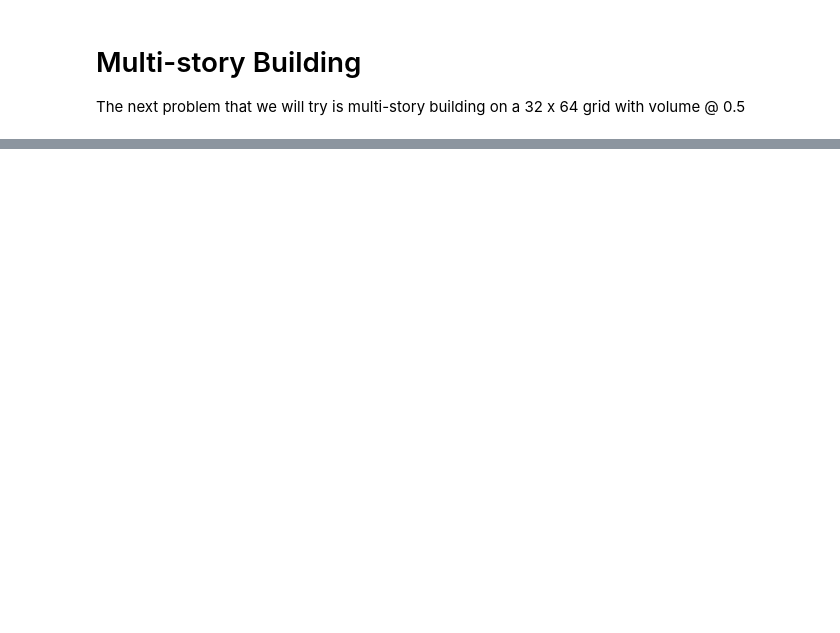
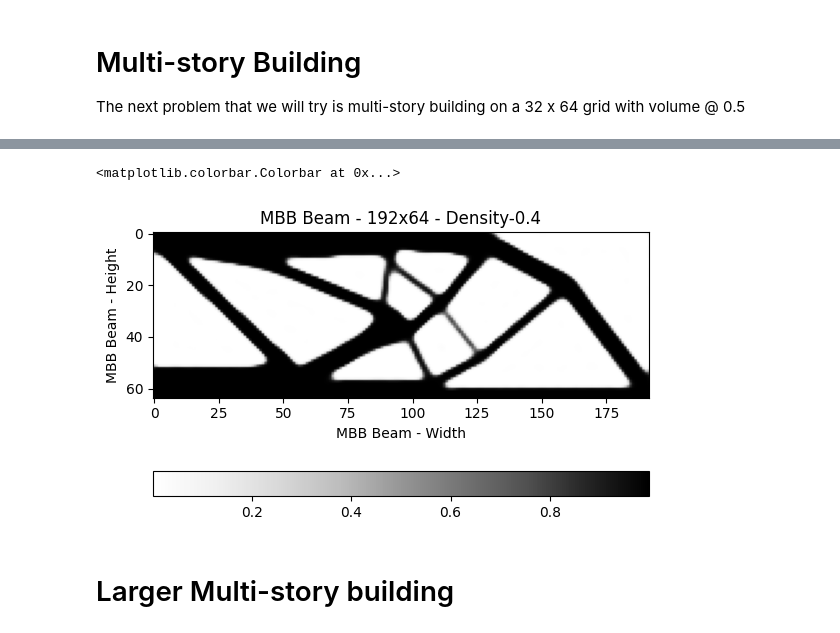
Before and after one commit to sun-umn/NCVX-Neural-Structural-Optimization, a Jupyter notebook: notebooks/Structural Optimization - CNN 🕋.ipynb, the cells around one changed output, grey strips where cells are left out. Cells and saved outputs as stored; diff of their text form; code cells hidden in the pictures; blank space fills up the shorter version.

Commit message:
adding updats and new structures

```diff
--- a/notebooks/Structural Optimization - CNN 🕋.ipynb
+++ b/notebooks/Structural Optimization - CNN 🕋.ipynb
@@ -294,0 +154,7 @@ ax.grid()
+# %%
+problem = problems.PROBLEMS_BY_NAME['mbb_beam_192x64_0.4']
+
+# Get the arguments for the problem
+args = topo_api.specified_task(problem)
+# %%
+rendered_frames, losses = train.train_adam(problem, cnn_kwargs, lr=6e-4)
@@ -294,0 +179,18 @@ ax.grid()
+# %%
+# Get the final frame
+final_frame = rendered_frames[-1].detach().numpy()
+
+# Create a figure and axis
+fig, ax = plt.subplots(1, 1)
+
+# Show the structure in grayscale
+im = ax.imshow(final_frame, cmap='Greys')
+ax.set_title('MBB Beam - 192x64 - Density-0.4')
+ax.set_ylabel('MBB Beam - Height')
+ax.set_xlabel('MBB Beam - Width')
+fig.colorbar(im, orientation="horizontal", pad=0.2)
+# %% [output]
+<matplotlib.colorbar.Colorbar at 0x...>
+[figure, added]
+# %% [markdown]
+# Larger Multi-story building
```
Also changed, not shown: parts of 19 cells of this notebook, 2 other files.
